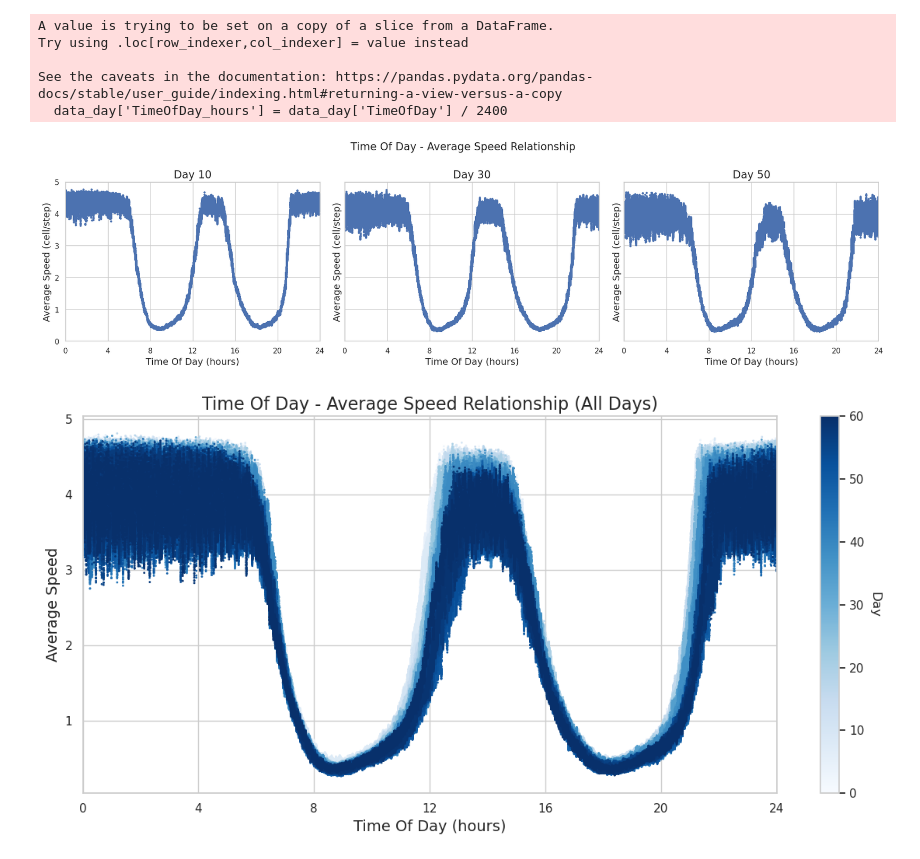
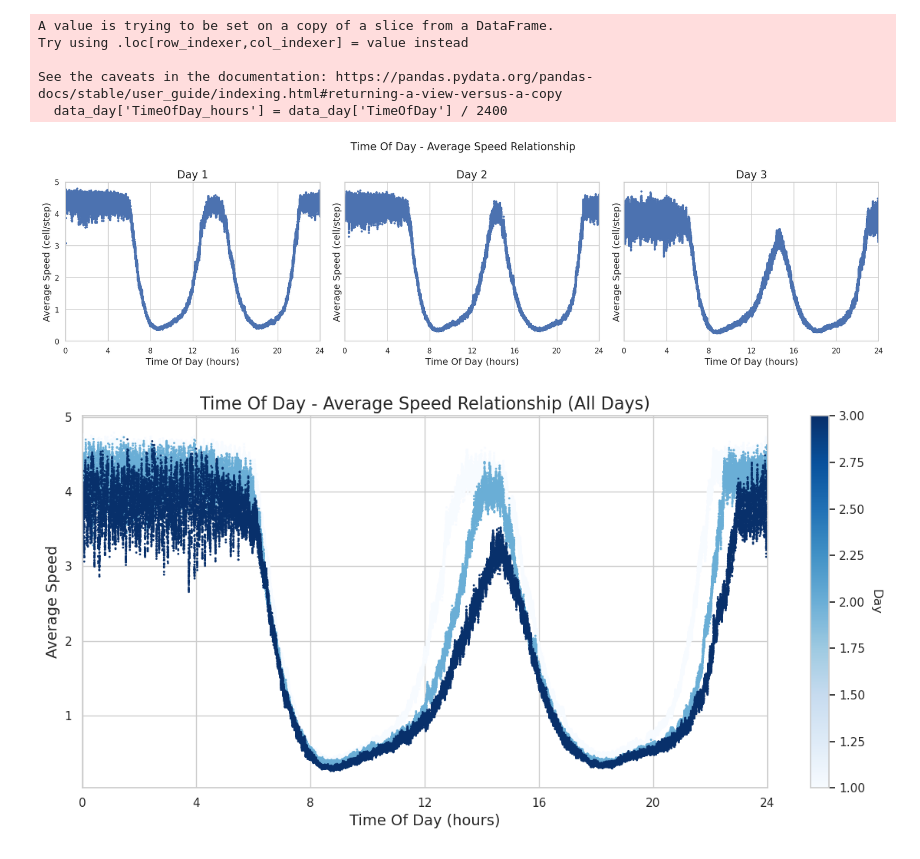
Before and after one commit to DoubleZhs/SimAndLearning, a Jupyter notebook: data/systemData.ipynb, the cells around one changed output. Saved outputs shown, nothing was run; the diff lists cells and outputs as text; code cells hidden in the pictures.

```diff
--- a/data/systemData.ipynb
+++ b/data/systemData.ipynb
@@ -9,8 +9,7 @@ sns.set_theme(style="whitegrid")
 Prussian = '#094F9E'
 MaximumRed = '#D71723'
 # %%
-data = pd.read_csv('2024121710522324_100_SystemData.csv')
-data['Day'] = data['Day']-1
+data = pd.read_csv('2025031816090625_100_SystemData.csv')
 n= 100
 print(data['VehicleDensity'].max())
 print(data['Day'].max())
@@ -20,5 +19,5 @@ print(data['Day'].max())
 # %%
-days = [10, 30, 50]
+days = [1,2,3]
 data_subset = data[data['Day'].isin(days)]
 
 fig, axes = plt.subplots(1, 3, figsize=(18, 6), sharex=True, sharey=True)
@@ -42,7 +41,7 @@ for i, day in enumerate(days):
     axes[i].set_title(f'Day {day}', fontsize=16)
     axes[i].set_xlabel('Density', fontsize=14)
     axes[i].set_ylabel('Flux', fontsize=14)
-    axes[i].set_xlim(0, 0.55)
+    axes[i].set_xlim(0, data['VehicleDensity'].max()*1.1)
     axes[i].set_ylim(0, 0.30)
 
 # Update colorbar label
@@ -77,5 +76,5 @@ See the caveats in the documentation: https://pandas.pydata.org/pandas-docs/stab
 # %%
-days = [10, 30, 50]
+days = [1,2,3]
 data_subset = data[data['Day'].isin(days)]
 
 fig, axes = plt.subplots(1, 3, figsize=(18, 6), sharex=True, sharey=True)
@@ -127,5 +126,5 @@ See the caveats in the documentation: https://pandas.pydata.org/pandas-docs/stab
 # %%
-days = [10, 30, 50]
+days = [1,2,3]
 data_subset = data[data['Day'].isin(days)]
 
 fig, axes = plt.subplots(1, 3, figsize=(18, 6), sharex=True, sharey=True)
@@ -174,5 +163,5 @@ See the caveats in the documentation: https://pandas.pydata.org/pandas-docs/stab
 # %%
-days = [10, 30, 50]
+days = [1,2,3]
 data_subset = data[data['Day'].isin(days)]
 
 fig, axes = plt.subplots(1, 3, figsize=(18, 6), sharex=True, sharey=True)
@@ -180,34 +169,34 @@ fig, axes = plt.subplots(1, 3, figsize=(18, 6), sharex=True, sharey=True)
 for i, day in enumerate(days):
     data_day = data_subset[data_subset['Day'] == day]
 
     # 将 TimeOfDay 转换为小时
     data_day['TimeOfDay_hours'] = data_day['TimeOfDay'] / 2400
 
     sc = axes[i].scatter(
         data_day['TimeOfDay_hours'],       # X 轴为 TimeOfDay_hours
         data_day['AverageSpeed'],                  # Y 轴为 flux
         cmap='Blues',
         s=5
     )
     axes[i].set_title(f'Day {day}', fontsize=16)
     axes[i].set_xlabel('Time Of Day (hours)', fontsize=14)
     axes[i].set_ylabel('Average Speed (cell/step)', fontsize=14)
     axes[i].set_xlim(0, 24)
     axes[i].set_xticks(np.arange(0, 25, 4))
     axes[i].set_ylim(0, 5)
 
 plt.suptitle('Time Of Day - Average Speed Relationship', fontsize=16, y=0.95)
 plt.tight_layout(rect=[0, 0.2, 1, 0.95])
 plt.subplots_adjust(bottom=0.25)
 plt.savefig('../pics/TimeOfDay_AverageSpeed.png')
 plt.show()
 # %% [output]
 A value is trying to be set on a copy of a slice from a DataFrame.
 Try using .loc[row_indexer,col_indexer] = value instead
 
 See the caveats in the documentation: https://pandas.pydata.org/pandas-docs/stable/user_guide/indexing.html#returning-a-view-versus-a-copy
   data_day['TimeOfDay_hours'] = data_day['TimeOfDay'] / 2400
-[figure, old version]
+[figure, new version]
 # %%
 data['TimeOfDay_hours'] = data['TimeOfDay'] / 2400
 
@@ -235,7 +224,7 @@ plt.tight_layout()
 plt.savefig('../pics/TimeOfDay_AverageSpeed_AllDays.png')
 plt.show()
 # %% [output]
-[figure, old version]
+[figure, new version]
 # %%
 # 计算每个时间点的平均速度
 data['TimeOfDay_hours'] = data['TimeOfDay'] / 2400
```
Also changed, not shown: parts of 5 cells of this notebook, 15 other files.
